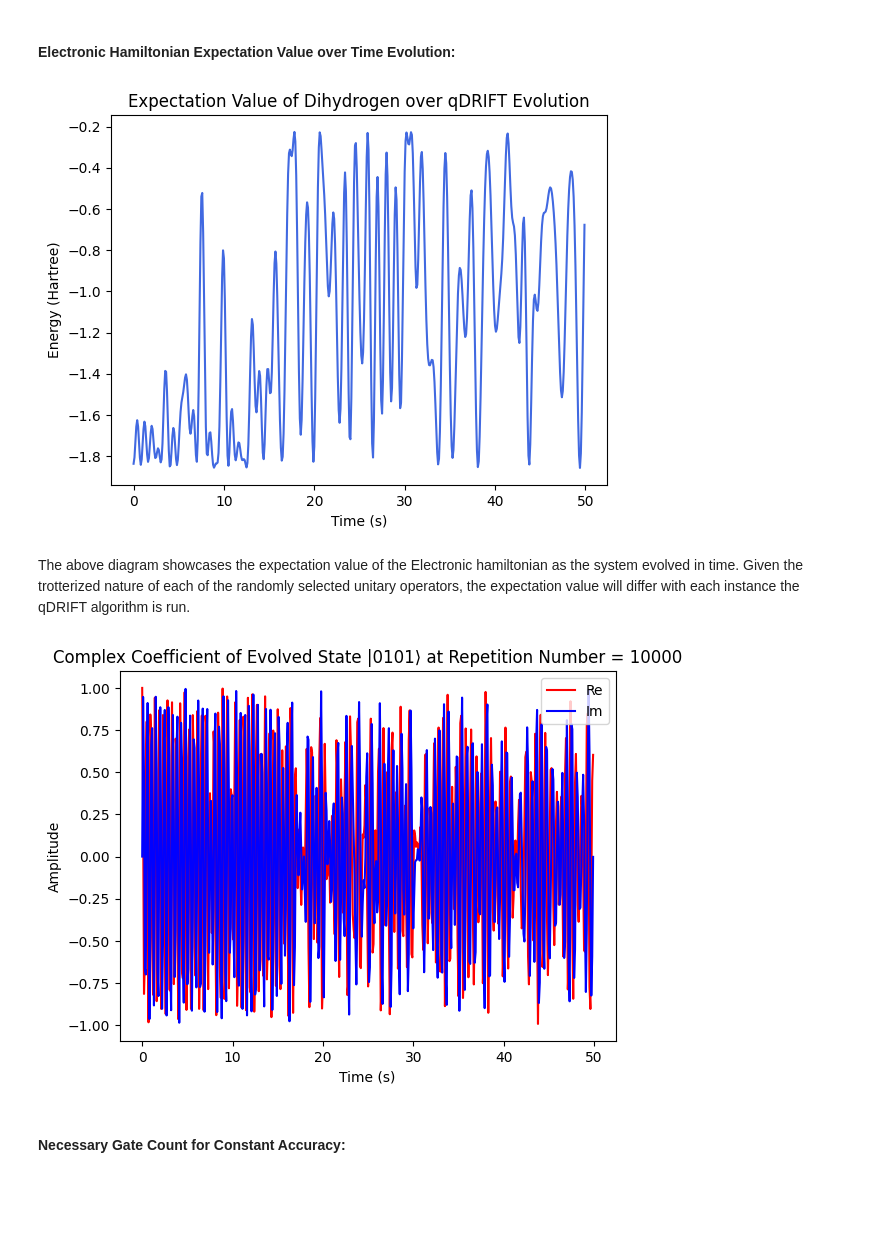
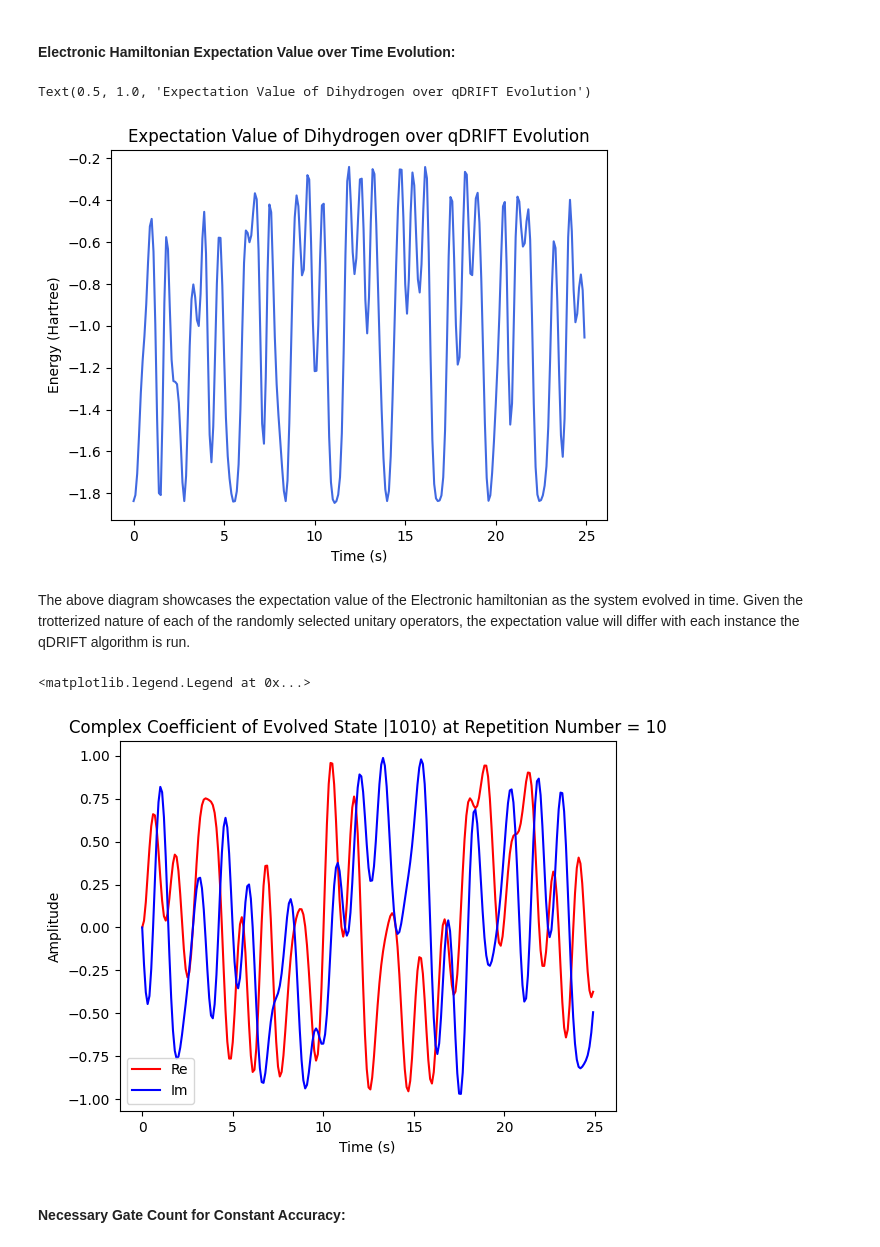
Before and after one commit to SeanSR5/PNNL_SULI_2023, a Jupyter notebook: QuantAlgos/qDRIFT.ipynb, the cells around one changed output. Cells and saved outputs as stored; diff of their text form; code cells hidden in the pictures; blank space fills up the shorter version.

```diff
--- a/QuantAlgos/qDRIFT.ipynb
+++ b/QuantAlgos/qDRIFT.ipynb
@@ -227,8 +213,8 @@ def qDRIFT_protocol(hamiltonian, initial_state, time_range, accuracy, reps):
     for i in range(len(V_list)):
         Rand_circuit.append(V_list[i][0], range(initial_state.width()))
 
-    for j in range(reps):
-        Rand_circuit.compose(Rand_circuit, range(Rand_circuit.width()))
+    #for j in range(reps):
+    #    Rand_circuit.compose(Rand_circuit, range(Rand_circuit.width()))
 
     qDRIFT_circ = initial_state.compose(Rand_circuit, range(initial_state.width()))
 
@@ -335,7 +315,7 @@ The cell below holds the Electronic Hamiltonian parameters. Configure these valu
 
 '''These are the general control parameters for the Electronic Hamiltonian. Refer to these (and change) these variables to experiment with various random unitary configurations'''
 
-final_time = 50 # Termination time of real time evolution.
+final_time = 25 # Termination time of real time evolution.
 time_step = 0.1 # Time step increment for sampling purposes. Does not affect the Product Formula construction.
 epsilon = 1.6 * 10**(-3) # Select a desired chemical accuracy for simulation purposes.
 h2_reps = 10
@@ -391,23 +371,23 @@ plt.plot(evo_time_range, qDRIFT_result[1], color="royalblue")
 plt.xlabel("Time (s)")
 plt.ylabel("Energy (Hartree)")
 plt.title("Expectation Value of Dihydrogen over qDRIFT Evolution")
-plt.savefig('./Plots/qDRIFT/Expectation Values/h2_'+ str(evo_time_range[-1]) + 's_' + str(h2_reps) + 'r.png')
 # %% [output]
+Text(0.5, 1.0, 'Expectation Value of Dihydrogen over qDRIFT Evolution')
-[figure, old version]
+[figure, new version]
 # %% [markdown]
 The above diagram showcases the expectation value of the Electronic hamiltonian as the system evolved in time. Given the trotterized nature of each of the randomly selected unitary operators, the expectation value will differ with each instance the qDRIFT algorithm is run.
 # %%
 # Plot the evolved state coefficients:
 
-plt.plot(evo_time_range, h2_coefficients_re_approx[h2_states[0]], color = 'r', label = "Re")
-plt.plot(evo_time_range, h2_coefficients_im_approx[h2_states[0]], color = 'b', label = "Im")
-plt.title('Complex Coefficient of Evolved State |' + format(h2_states[0], '0' + str(qubit_h2_Ham.num_qubits) + 'b') + '⟩ at Repetition Number = ' + str(h2_reps))
+plt.plot(evo_time_range, h2_coefficients_re_approx[h2_states[1]], color = 'r', label = "Re")
+plt.plot(evo_time_range, h2_coefficients_im_approx[h2_states[1]], color = 'b', label = "Im")
+plt.title('Complex Coefficient of Evolved State |' + format(h2_states[1], '0' + str(qubit_h2_Ham.num_qubits) + 'b') + '⟩ at Repetition Number = ' + str(h2_reps))
 plt.xlabel("Time (s)")
 plt.ylabel("Amplitude")
 plt.legend(loc="best")
-plt.savefig('./Plots/qDRIFT/States/Coefficient_h2_'+ format(h2_states[0], '0' + str(qubit_h2_Ham.num_qubits) + 'b') + '_' + str(h2_reps) + 'r.png' )
 # %% [output]
+<matplotlib.legend.Legend at 0x...>
-[figure, old version]
+[figure, new version]
 # %% [markdown]
 #### Necessary Gate Count for Constant Accuracy:
 # %% [markdown]
```
Also changed, not shown: parts of 54 cells of this notebook, 7 other files.
